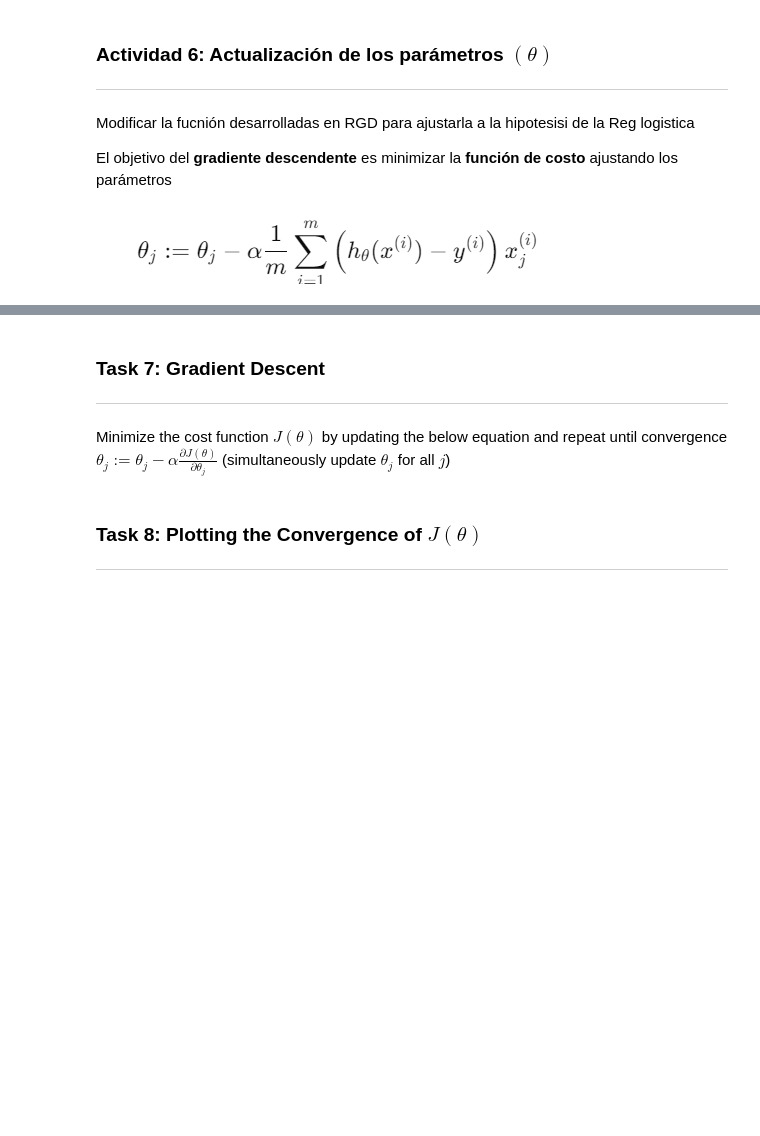
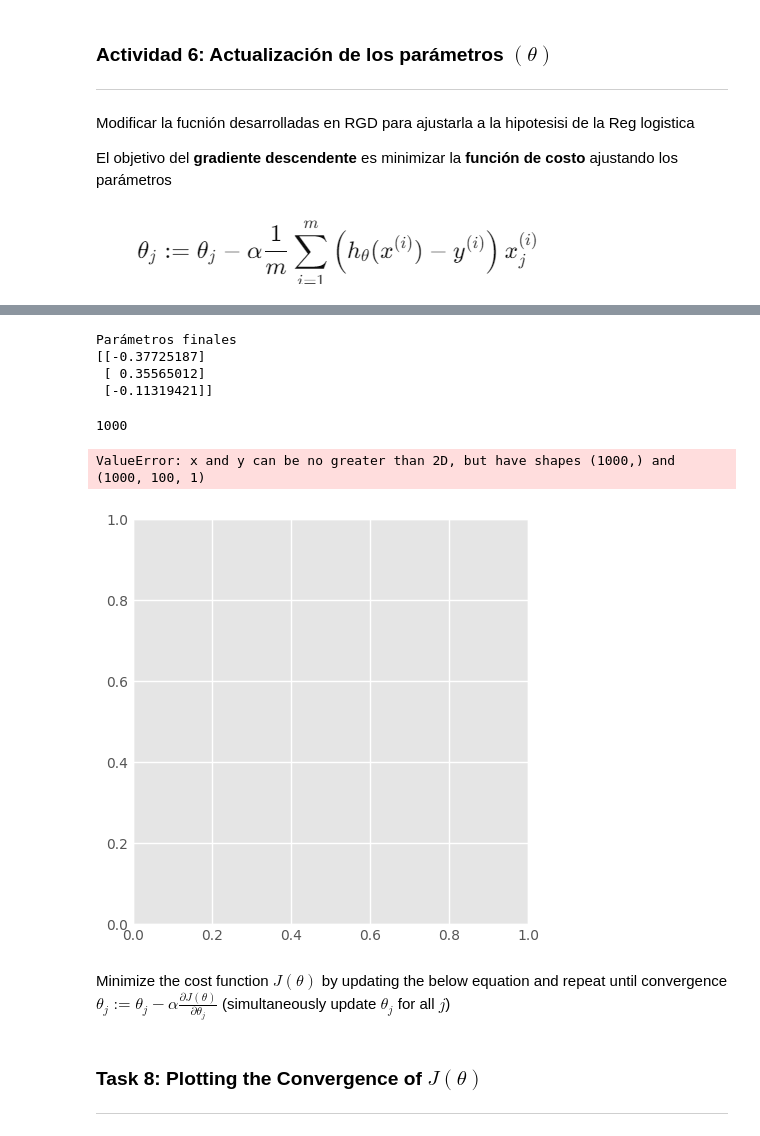
Before and after one commit to DeisyData/BIT_IA_Bootcamp, a Jupyter notebook: S4_C2_LAB_Logistic_Regression_Part_1_ipynb2.ipynb, the cells around one changed output, grey strips where cells are left out. Drawn from its saved outputs; the diff is of its cells as text; code cells hidden in the pictures; blank space fills up the shorter version.

```diff
--- a/S4_C2_LAB_Logistic_Regression_Part_1_ipynb2.ipynb
+++ b/S4_C2_LAB_Logistic_Regression_Part_1_ipynb2.ipynb
@@ -219,6 +223,7 @@ $$ \frac{\partial J(\theta)}{\partial \theta_j} = \frac{1}{m} \sum_{i=1}^{m} (h_
 # %%
 # Definir la función de costo para logistic regression
 def cost_function(h, y):
+    h = np.clip(h, 1e-10, 1 - 1e-10)  # Avoid log(0)
     return -y * np.log(h) - (1 - y) * np.log(1 - h)
 
 # Crear valores de h (predicción) desde casi 0 hasta casi 1
@@ -256,9 +261,9 @@ from statsmodels.tools.tools import add_constant
 # Fuente del código original  https://github.com/Liam-Nova/
 # S2_C5
 
-def my_RLog(X,Y,alpha,n_iteraciones):
+def my_RLog(X,Y,alpha,theta,n_iteraciones):
   m = len(Y)  # Se calcula el número de registros( ejemplos de entrenamiento) y se guarda en m
-
+  Y = np.reshape(Y,(-1,1))
   # Se reemplaza cost_history = np.zeros(n_iteraciones)
   # Por
   cost_history  = []
@@ -293,7 +298,9 @@ def my_RLog(X,Y,alpha,n_iteraciones):
 # %%
 Y = df['Results'] # Target
 X = df[['Test_1','Test_2']] # Atributos
-
+# X = add_constant(X) # Agregar unos para theta_0
+# X = np.c_[A,B] : concatena A,B
+X = np.c_[np.ones((X.shape[0],1)), X]
 alpha = 0.01
 n_iteraciones = 1000
 # %%
@@ -303,6 +315,29 @@ print(theta)
-# %% [markdown]
-### Task 7: Gradient Descent
----
+# %%
+theta, cost_history = my_RLog(X,Y,alpha,theta,n_iteraciones)
+print('Parámetros finales')
+print(theta)
+# %% [output]
+Parámetros finales
+[[-0.37725187]
+ [ 0.35565012]
+ [-0.11319421]]
+# %%
+len(cost_history)
+# %% [output]
+1000
+# %%
+plt.figure(figsize=(10,5))
+plt.subplot(1,2,1)
+c = np.arange(1,len(cost_history)+1)
+plt.plot(c, cost_history)
+
+
+plt.title('Costo vs Iteraciones')
+plt.xlabel('Iteraciones')
+plt.ylabel('Costo')
+# %% [output]
+ValueError: x and y can be no greater than 2D, but have shapes (1000,) and (1000, 100, 1)
+[figure, added]
 # %% [markdown]
 Minimize the cost function $J(\theta)$ by updating the below equation and repeat until convergence
 $\theta_j := \theta_j - \alpha \frac{\partial J(\theta)}{\partial \theta_j}$ (simultaneously update $\theta_j$ for all $j$)
```
Also changed, not shown: parts of 3 cells of this notebook.
